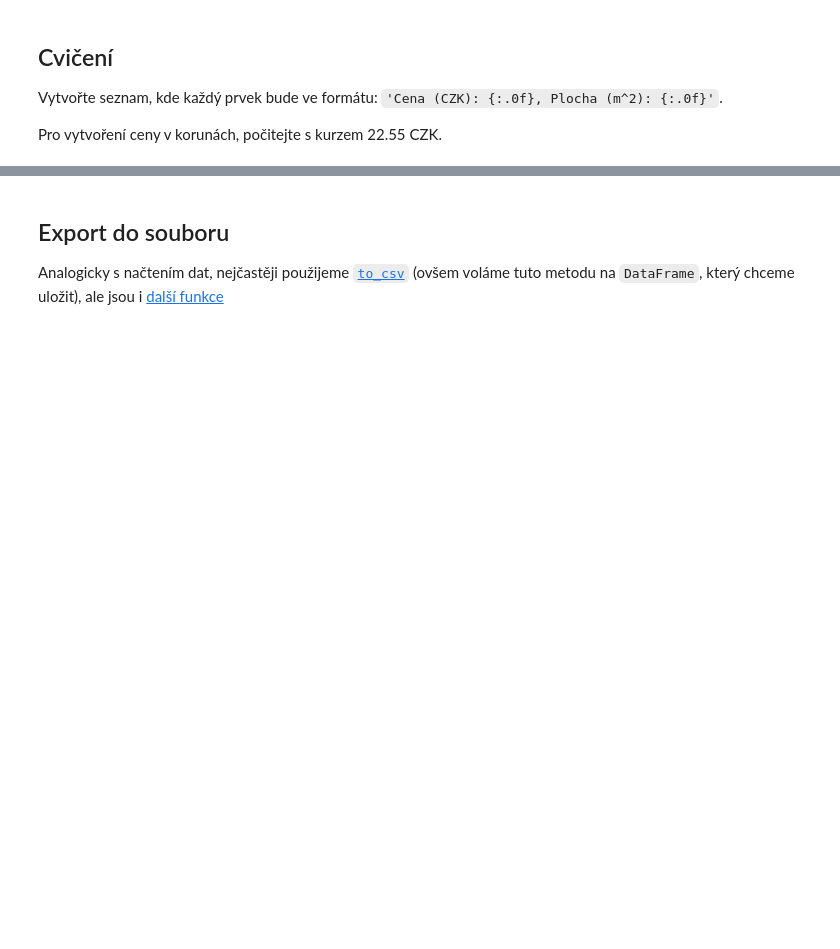
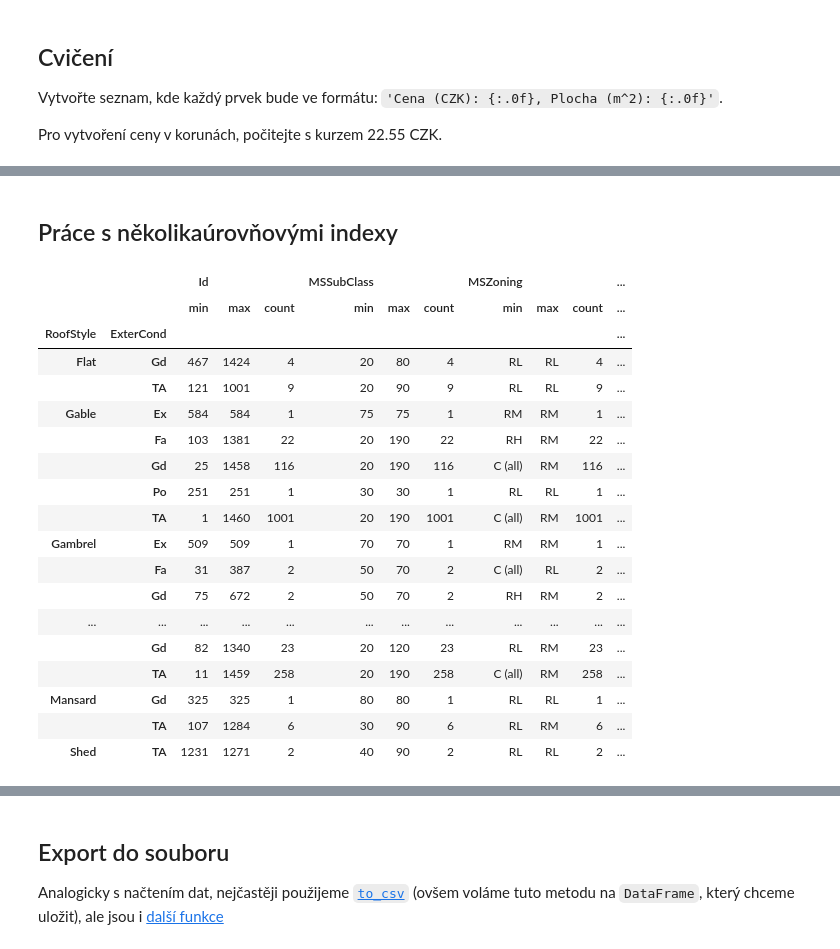
Before and after one commit to sedlakovi/interactive-dashboards, a Jupyter notebook: pandas.ipynb, the cells around one changed output, grey strips where cells are left out. Drawn from its saved outputs; the diff is of its cells as text; code cells hidden in the pictures; blank space fills up the shorter version.

```diff
--- a/pandas.ipynb
+++ b/pandas.ipynb
@@ -99,3 +126,6 @@ dtype: object
+# %%
+pd.options.display.max_rows = 999
+pd.options.display.max_columns = 999
 # %% [markdown]
 ## Atributy versus metody
 
@@ -380,3 +620,13 @@ text
 Vytvořte seznam, kde každý prvek bude ve formátu: `'Cena (CZK): {:.0f}, Plocha (m^2): {:.0f}'`.
 
 Pro vytvoření ceny v korunách, počitejte s kurzem 22.55 CZK.
+# %%
+houses['SalePriceCZK'] = houses.SalePrice * 22.55
+text = []
+for i, row in houses.iterrows():
+    # :.0f uloží číslo bez desetinného místa
+    text.append(
+        'Cena (CZK): {:.0f}, Plocha (m^2): {:.0f}'.format(
+            row.SalePriceCZK, row.LotAreaMeters
+    ))
+text
@@ -382,0 +678,27 @@ Pro vytvoření ceny v korunách, počitejte s kurzem 22.55 CZK.
+# %% [markdown]
+## Práce s několikaúrovňovými indexy
+# %%
+filipuv_experiment = houses.groupby(['RoofStyle', 'ExterCond']).agg(
+    ['min', 'max', 'count']
+)
+filipuv_experiment
+# %% [output]
+|  |  | Id |  |  | MSSubClass |  |  | MSZoning |  |  | ... |
+|  |  | min | max | count | min | max | count | min | max | count | ... |
+| RoofStyle | ExterCond |  |  |  |  |  |  |  |  |  | ... |
+| Flat | Gd | 467 | 1424 | 4 | 20 | 80 | 4 | RL | RL | 4 | ... |
+|  | TA | 121 | 1001 | 9 | 20 | 90 | 9 | RL | RL | 9 | ... |
+| Gable | Ex | 584 | 584 | 1 | 75 | 75 | 1 | RM | RM | 1 | ... |
+|  | Fa | 103 | 1381 | 22 | 20 | 190 | 22 | RH | RM | 22 | ... |
+|  | Gd | 25 | 1458 | 116 | 20 | 190 | 116 | C (all) | RM | 116 | ... |
+|  | Po | 251 | 251 | 1 | 30 | 30 | 1 | RL | RL | 1 | ... |
+|  | TA | 1 | 1460 | 1001 | 20 | 190 | 1001 | C (all) | RM | 1001 | ... |
+| Gambrel | Ex | 509 | 509 | 1 | 70 | 70 | 1 | RM | RM | 1 | ... |
+|  | Fa | 31 | 387 | 2 | 50 | 70 | 2 | C (all) | RL | 2 | ... |
+|  | Gd | 75 | 672 | 2 | 50 | 70 | 2 | RH | RM | 2 | ... |
+| ... | ... | ... | ... | ... | ... | ... | ... | ... | ... | ... | ... |
+|  | Gd | 82 | 1340 | 23 | 20 | 120 | 23 | RL | RM | 23 | ... |
+|  | TA | 11 | 1459 | 258 | 20 | 190 | 258 | C (all) | RM | 258 | ... |
+| Mansard | Gd | 325 | 325 | 1 | 80 | 80 | 1 | RL | RL | 1 | ... |
+|  | TA | 107 | 1284 | 6 | 30 | 90 | 6 | RL | RM | 6 | ... |
+| Shed | TA | 1231 | 1271 | 2 | 40 | 90 | 2 | RL | RL | 2 | ... |
```
Also changed, not shown: parts of 38 cells of this notebook.
